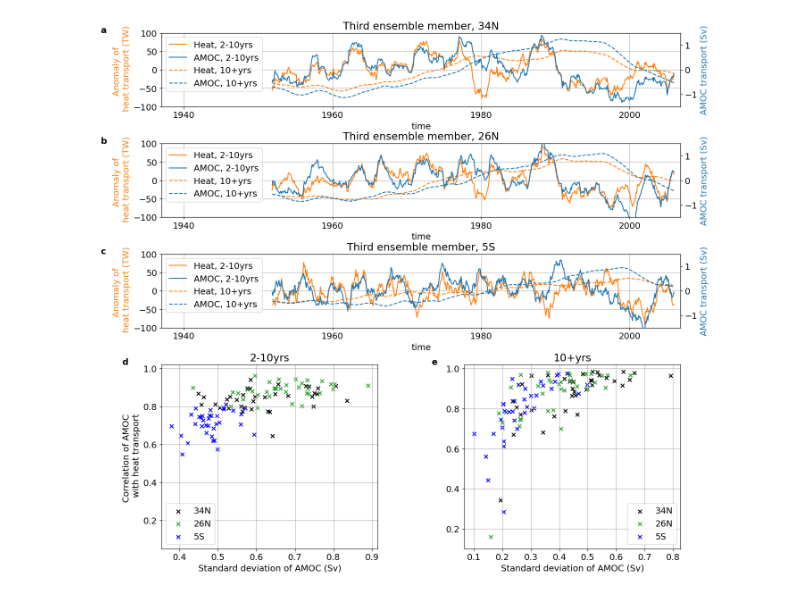
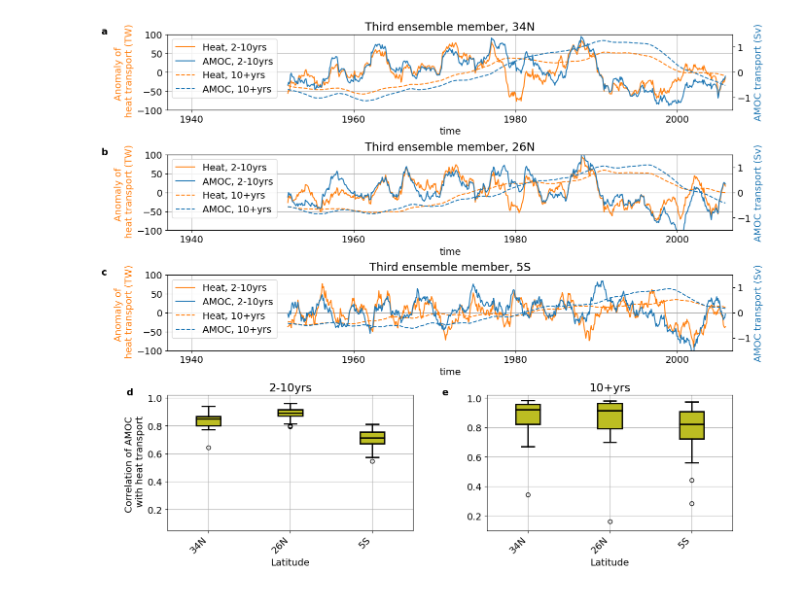
Before and after one commit to cspencerjones/amoc_heat_code, a Jupyter notebook: figure_4.ipynb, the cells around one changed output. Cells and saved outputs as stored; diff of their text form; code cells hidden in the pictures.

Commit message:
All other paper figures for 2nd submission

```diff
--- a/figure_4.ipynb
+++ b/figure_4.ipynb
@@ -53,17 +53,29 @@ ht_5S_2 = ht_5S-ht_5S_10
 rho0=1029
 cp=3994
 factor = rho0*cp/10**12
+# %%
+cov_34 = xr.cov(ht_34_2,MOC_34_smoothed2,'time')/MOC_34_smoothed2.std('time')/ht_34_2.std('time')
+cov_26 = xr.cov(ht_26_2,MOC_26_smoothed2,'time')/MOC_26_smoothed2.std('time')/ht_26_2.std('time')
+cov_5S = xr.cov(ht_5S_2,MOC_5S_smoothed2,'time')/MOC_5S_smoothed2.std('time')/ht_5S_2.std('time')
+
+cov_34_10 = xr.cov(ht_34_10,MOC_34_smoothed10,'time')/MOC_34_smoothed10.std('time')/ht_34_10.std('time')
+cov_26_10 = xr.cov(ht_26_10,MOC_26_smoothed10,'time')/MOC_26_smoothed10.std('time')/ht_26_10.std('time')
+cov_5S_10 = xr.cov(ht_5S_10,MOC_5S_smoothed10,'time')/MOC_5S_smoothed10.std('time')/ht_5S_10.std('time')
+# %%
+df1 = pd.DataFrame({'cov_34':cov_34.values,'cov_26':cov_26.values,'cov_5S':cov_5S.values},index =np.arange(1,36))
+
+df2 = pd.DataFrame({'cov_34':cov_34_10.values,'cov_26':cov_26_10.values,'cov_5S':cov_5S_10.values},index =np.arange(1,36))
 # %%
 import matplotlib.gridspec as gridspec
 
 plt.rcParams.update({'font.size': 14})
-plt.figure(figsize=(15,15))
+plt.figure(figsize=(15,12))
 
 
 timeslice = slice('1940-01-01','2016-02-01')
 
 fig = plt.gcf()
-gs = gridspec.GridSpec(5, 2,hspace=0.5,wspace=0.4)
+gs = gridspec.GridSpec(5, 2,hspace=0.7,wspace=0.3,height_ratios=[1,1,1,0.6,0.6])
 
 ax1 = fig.add_subplot(gs[0,0:2])
 lns1 = ((ht_34_2-ht_34_2.mean('time'))*factor).sel(member_id=3).plot(ax=ax1,label='Heat, 2-10yrs',color='tab:orange')
@@ -71,8 +83,7 @@ ax1a = ax1.twinx()
 lns2 = (MOC_34_smoothed2.sel(member_id=3)/10**6).plot(ax=ax1a,label='AMOC, 2-10yrs',color='tab:blue')
 lns3 = ((ht_34_10-ht_34_10.mean('time'))*factor).sel(member_id=3).plot(ax=ax1,label='Heat, 10+yrs',color='tab:orange',linestyle='--')
 lns4 = ((MOC_34_smoothed10-MOC_34_smoothed10.mean('time')).sel(member_id=3)/10**6).plot(ax=ax1a,label='AMOC, 10+yrs',color='tab:blue',linestyle='--')
-#ht_26_2.sel(member_id=3).plot(ax=ax1,label='Cumulative 26N',color='tab:green')
-#ht_5S_2.sel(member_id=3).plot(ax=ax1,label='Cumulative 6S',color='blue')
+
 ax1.set_ylabel('Anomaly of \n heat transport (TW)',color='tab:orange')
 ax1a.set_ylabel('AMOC transport (Sv)',color='tab:blue')
 lns = lns1+lns2+lns3+lns4
@@ -94,8 +105,7 @@ ax2a = ax2.twinx()
 lns2 = (MOC_26_smoothed2.sel(member_id=3)/10**6).plot(ax=ax2a,label='AMOC, 2-10yrs',color='tab:blue')
 lns3 = ((ht_26_10-ht_26_10.mean('time'))*factor).sel(member_id=3).plot(ax=ax2,label='Heat, 10+yrs',color='tab:orange',linestyle='--')
 lns4 = ((MOC_26_smoothed10-MOC_26_smoothed10.mean('time')).sel(member_id=3)/10**6).plot(ax=ax2a,label='AMOC, 10+yrs',color='tab:blue',linestyle='--')
-#ht_26_2.sel(member_id=3).plot(ax=ax1,label='Cumulative 26N',color='tab:green')
-#ht_5S_2.sel(member_id=3).plot(ax=ax1,label='Cumulative 6S',color='blue')
+
 ax2.set_ylabel('Anomaly of \n heat transport (TW)',color='tab:orange')
 ax2a.set_ylabel('AMOC transport (Sv)',color='tab:blue')
 lns = lns1+lns2+lns3+lns4
@@ -117,59 +127,64 @@ ax3a = ax3.twinx()
 lns2 = (MOC_5S_smoothed2.sel(member_id=3)/10**6).plot(ax=ax3a,label='AMOC, 2-10yrs',color='tab:blue')
 lns3 = ((ht_5S_10-ht_5S_10.mean('time'))*factor).sel(member_id=3).plot(ax=ax3,label='Heat, 10+yrs',color='tab:orange',linestyle='--')
 lns4 = ((MOC_5S_smoothed10-MOC_5S_smoothed10.mean('time')).sel(member_id=3)/10**6).plot(ax=ax3a,label='AMOC, 10+yrs',color='tab:blue',linestyle='--')
-#ht_26_2.sel(member_id=3).plot(ax=ax1,label='Cumulative 26N',color='tab:green')
-#ht_5S_2.sel(member_id=3).plot(ax=ax1,label='Cumulative 6S',color='blue')
+
 ax3.set_ylabel('Anomaly of \n heat transport (TW)',color='tab:orange')
 ax3a.set_ylabel('AMOC transport (Sv)',color='tab:blue')
 lns = lns1+lns2+lns3+lns4
 labs = [l.get_label() for l in lns]
 ax3.legend(lns, labs, loc=0)
 ax3.grid()
 plt.xlim(-23000,2500)
 ax3.set_ylim(-100,100)
 ax3a.set_ylim(-1.5,1.5)
 ax3.set_title('Third ensemble member, 5S')
 ax3a.set_title('')
 plt.xlabel('')
 
 plt.text(-26000, 1.5, 'c',fontsize=14, weight='bold')
 
 
 ax3 = fig.add_subplot(gs[3:7, 0])
-#plt.scatter(MOC_42_smoothed2.std('time')/10**6,xr.cov(ht_42_2,MOC_42_smoothed2,'time')/MOC_42_smoothed2.std('time')/ht_42_2.std('time')
-#            ,marker='x',color='black')
-plt.scatter(MOC_34_smoothed2.std('time')/10**6,xr.cov(ht_34_2,MOC_34_smoothed2,'time')/MOC_34_smoothed2.std('time')/ht_34_2.std('time')
-            ,marker='x',color='black')
-plt.scatter(MOC_26_smoothed2.std('time')/10**6,xr.cov(ht_26_2,MOC_26_smoothed2,'time')/ht_26_2.std('time')/MOC_26_smoothed2.std('time'),marker='x',color='tab:green')
-plt.scatter(MOC_5S_smoothed2.std('time')/10**6,xr.cov(ht_5S_2,MOC_5S_smoothed2,'time')/ht_5S_2.std('time')/MOC_5S_smoothed2.std('time'),marker='x',color='blue')
-plt.xlabel('Standard deviation of AMOC (Sv)')
+boxprops = dict(linewidth=2.0, color='black')
+whiskerprops = dict(linestyle='-',linewidth=2.0, color='black')
+medianprops = dict(linestyle='-',linewidth=2.0, color='black')
+capprops = dict(linestyle='-',linewidth=2.0, color='black')
+ax1,row = df1.boxplot(patch_artist=True,rot=45,figsize=(6, 8),return_type='both',
+                     boxprops=boxprops, whiskerprops=whiskerprops, medianprops=medianprops, capprops=capprops)
+for i,box in enumerate(row['boxes']):
+    box.set_facecolor("tab:olive")
+plt.xlabel('Latitude')
 plt.ylabel('Correlation of AMOC \n with heat transport')
-plt.legend(['34N', '26N','5S'])
-plt.grid()
+plt.xticks([1, 2, 3], ['34N', '26N','5S'],ha='right')
+
 plt.ylim(0.05,1.02)
 plt.title('2-10yrs')
 
-plt.text(0.25, 1.02, 'd',fontsize=14, weight='bold')
+plt.text(0, 1.02, 'd',fontsize=14, weight='bold')
 
 ax4 = fig.add_subplot(gs[3:7, 1])
-#plt.scatter(MOC_42_smoothed10.std('time')/10**6,xr.cov(ht_42_10,MOC_42_smoothed10,'time')/MOC_42_smoothed10.std('time')/ht_42_10.std('time')
-#            ,marker='x',color='black')
-plt.scatter(MOC_34_smoothed10.std('time')/10**6,xr.cov(ht_34_10,MOC_34_smoothed10,'time')/MOC_34_smoothed10.std('time')/ht_34_10.std('time')
-            ,marker='x',color='black')
-plt.scatter(MOC_26_smoothed10.std('time')/10**6,xr.cov(ht_26_10,MOC_26_smoothed10,'time')/ht_26_10.std('time')/MOC_26_smoothed10.std('time'),marker='x',color='tab:green')
-plt.scatter(MOC_5S_smoothed10.std('time')/10**6,xr.cov(ht_5S_10,MOC_5S_smoothed10,'time')/ht_5S_10.std('time')/MOC_5S_smoothed10.std('time'),marker='x',color='blue')
-#plt.xlabel('Standard deviation of AMOC (Sv)')
-#plt.ylabel('Correlation of AMOC \n with heat transport')
-plt.legend(['34N', '26N','5S'])
-plt.grid()
+
+boxprops = dict(linewidth=2.0, color='black')
+whiskerprops = dict(linestyle='-',linewidth=2.0, color='black')
+medianprops = dict(linestyle='-',linewidth=2.0, color='black')
+capprops = dict(linestyle='-',linewidth=2.0, color='black')
+ax1,row = df2.boxplot(patch_artist=True,rot=45,figsize=(6, 8),return_type='both',
+                     boxprops=boxprops, whiskerprops=whiskerprops, medianprops=medianprops, capprops=capprops)
+
+for i,box in enumerate(row['boxes']):
+    box.set_facecolor("tab:olive")
+plt.xticks([1, 2, 3], ['34N', '26N','5S'],ha='right')
+
 plt.ylim(0.1,1.02)
 plt.title('10+yrs')
-plt.xlabel('Standard deviation of AMOC (Sv)')
+plt.xlabel('Latitude')
 #plt.text(-40, 1.1, 'c',fontsize=14)
 
 plt.text(-0.05, 1.02, 'e',fontsize=14, weight='bold')
 
+plt.subplots_adjust(bottom=0.1,top=0.95)
+
 fig = plt.gcf()
 fig.savefig('variance_explained_lat.png')
 # %% [output]
-[figure, old version]
+[figure, new version]
```
Also changed, not shown: 9 other files.
